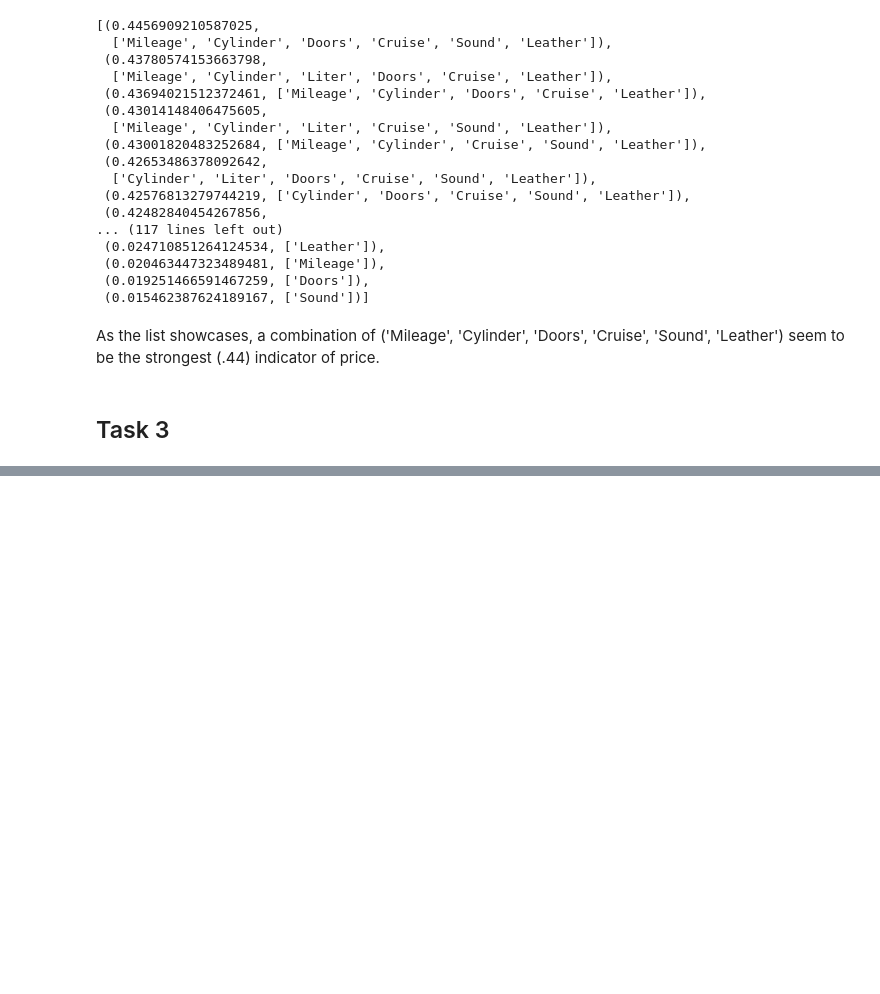
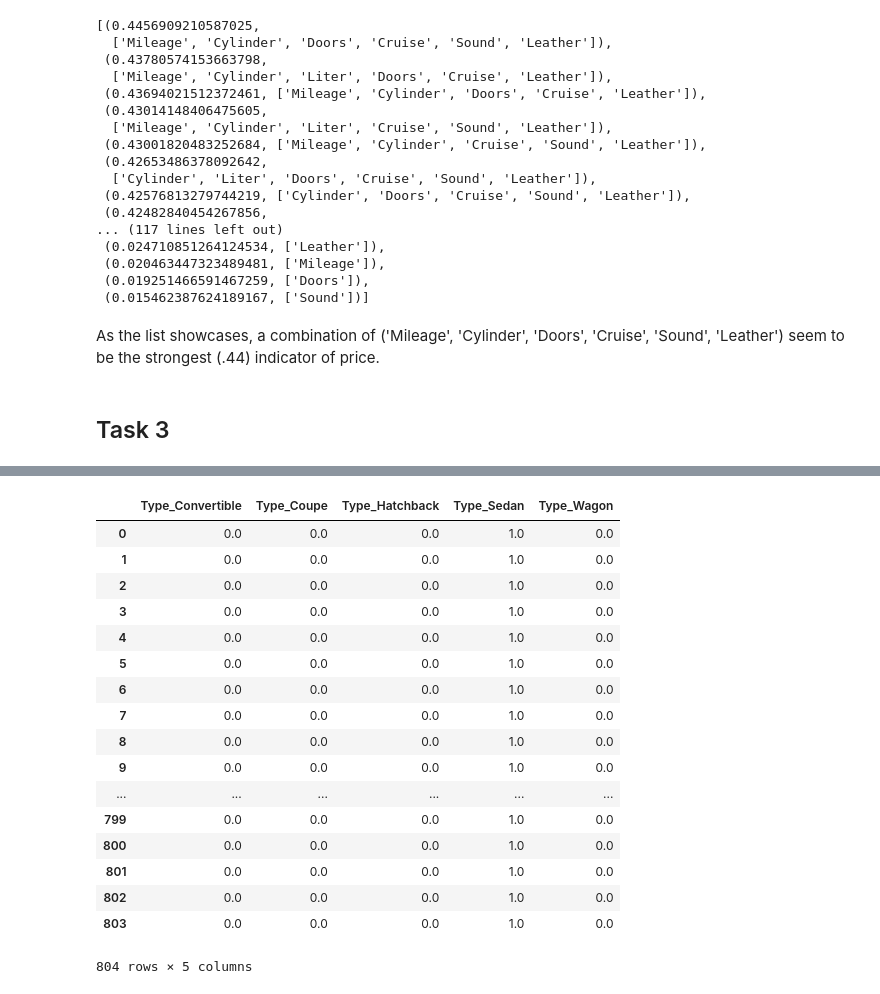
Before and after one commit to RyanOakes/car-worth-linear-regression, a Jupyter notebook: car-worth.ipynb, the cells around one changed output, grey strips where cells are left out. Cells and saved outputs as stored; diff of their text form; code cells hidden in the pictures; blank space fills up the shorter version.

Commit message:
Added three dummy dataframes

```diff
--- a/car-worth.ipynb
+++ b/car-worth.ipynb
@@ -191,3 +199,9 @@ As the list showcases, a combination of
 seem to be the strongest (.44) indicator of price.
 # %% [markdown]
 ## Task 3
+# %%
+dummies_df = pd.read_csv("car_data.csv")
+# %%
+dummy_make = pd.get_dummies(dummies_df[['Make']])
+dummy_model = pd.get_dummies(dummies_df[['Model']])
+dummy_type = pd.get_dummies(dummies_df[['Type']])
@@ -193,0 +217,21 @@ seem to be the strongest (.44) indicator of price.
+# %%
+dummy_type
+# %% [output]
+|  | Type_Convertible | Type_Coupe | Type_Hatchback | Type_Sedan | Type_Wagon |
+| 0 | 0.0 | 0.0 | 0.0 | 1.0 | 0.0 |
+| 1 | 0.0 | 0.0 | 0.0 | 1.0 | 0.0 |
+| 2 | 0.0 | 0.0 | 0.0 | 1.0 | 0.0 |
+| 3 | 0.0 | 0.0 | 0.0 | 1.0 | 0.0 |
+| 4 | 0.0 | 0.0 | 0.0 | 1.0 | 0.0 |
+| 5 | 0.0 | 0.0 | 0.0 | 1.0 | 0.0 |
+| 6 | 0.0 | 0.0 | 0.0 | 1.0 | 0.0 |
+| 7 | 0.0 | 0.0 | 0.0 | 1.0 | 0.0 |
+| 8 | 0.0 | 0.0 | 0.0 | 1.0 | 0.0 |
+| 9 | 0.0 | 0.0 | 0.0 | 1.0 | 0.0 |
+| ... | ... | ... | ... | ... | ... |
+| 799 | 0.0 | 0.0 | 0.0 | 1.0 | 0.0 |
+| 800 | 0.0 | 0.0 | 0.0 | 1.0 | 0.0 |
+| 801 | 0.0 | 0.0 | 0.0 | 1.0 | 0.0 |
+| 802 | 0.0 | 0.0 | 0.0 | 1.0 | 0.0 |
+| 803 | 0.0 | 0.0 | 0.0 | 1.0 | 0.0 |
+804 rows × 5 columns
```
Also changed, not shown: parts of 2 cells of this notebook.
